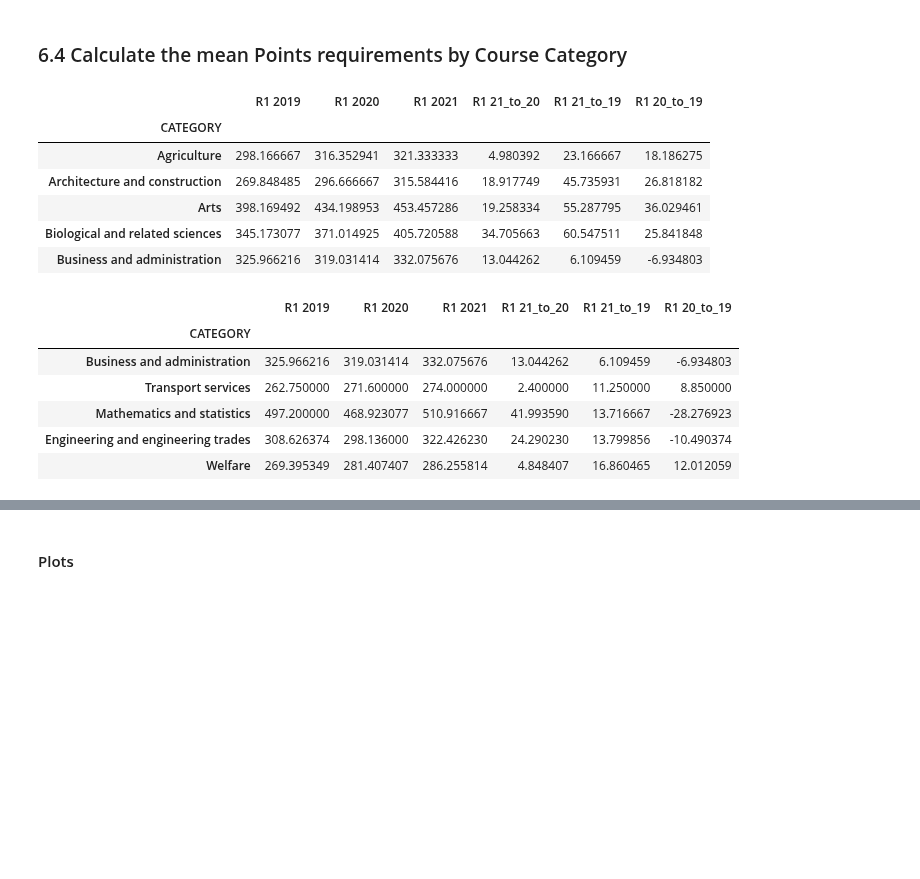
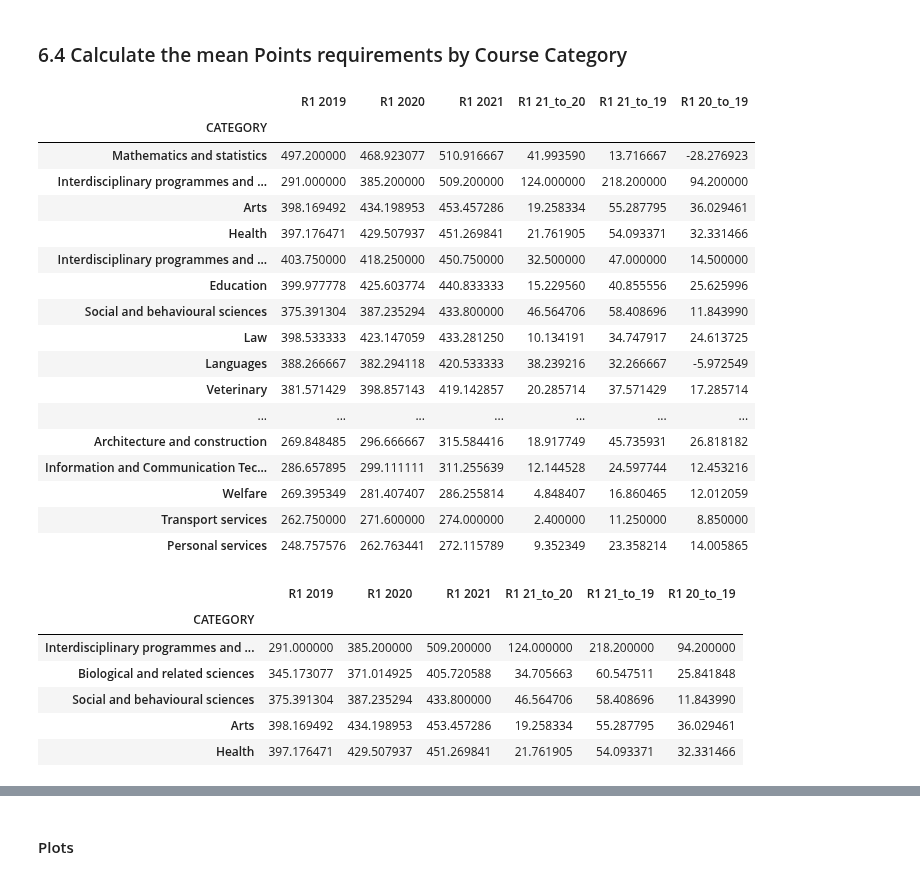
Before and after one commit to przemekbil/FoDA_2021, a Jupyter notebook: cao.ipynb, the cells around one changed output, grey strips where cells are left out. Drawn from its saved outputs; the diff is of its cells as text; code cells hidden in the pictures; blank space fills up the shorter version.

```diff
--- a/cao.ipynb
+++ b/cao.ipynb
@@ -1411,30 +1435,41 @@ fig.figure.savefig('out/hei_year_by_year.png')
 # %%
 # Cerate a categories DataFrame: Courses categories with mean points requirements
 
 categories = allcourses[['CATEGORY','R1 2019', 'R1 2020', 'R1 2021']].groupby('CATEGORY').mean()
 categories['R1 21_to_20'] = categories['R1 2021'] - categories['R1 2020']
 categories['R1 21_to_19'] = categories['R1 2021'] - categories['R1 2019']
 categories['R1 20_to_19'] = categories['R1 2020'] - categories['R1 2019']
-categories.head()
+categories.sort_values(by='R1 2021', ascending=False)
 # %% [output]
 |  | R1 2019 | R1 2020 | R1 2021 | R1 21_to_20 | R1 21_to_19 | R1 20_to_19 |
 | CATEGORY |  |  |  |  |  |  |
-| Agriculture | 298.166667 | 316.352941 | 321.333333 | 4.980392 | 23.166667 | 18.186275 |
+| Mathematics and statistics | 497.200000 | 468.923077 | 510.916667 | 41.993590 | 13.716667 | -28.276923 |
+| Interdisciplinary programmes and ... | 291.000000 | 385.200000 | 509.200000 | 124.000000 | 218.200000 | 94.200000 |
+| Arts | 398.169492 | 434.198953 | 453.457286 | 19.258334 | 55.287795 | 36.029461 |
+| Health | 397.176471 | 429.507937 | 451.269841 | 21.761905 | 54.093371 | 32.331466 |
+| Interdisciplinary programmes and ... | 403.750000 | 418.250000 | 450.750000 | 32.500000 | 47.000000 | 14.500000 |
+| Education | 399.977778 | 425.603774 | 440.833333 | 15.229560 | 40.855556 | 25.625996 |
+| Social and behavioural sciences | 375.391304 | 387.235294 | 433.800000 | 46.564706 | 58.408696 | 11.843990 |
+| Law | 398.533333 | 423.147059 | 433.281250 | 10.134191 | 34.747917 | 24.613725 |
+| Languages | 388.266667 | 382.294118 | 420.533333 | 38.239216 | 32.266667 | -5.972549 |
+| Veterinary | 381.571429 | 398.857143 | 419.142857 | 20.285714 | 37.571429 | 17.285714 |
+| ... | ... | ... | ... | ... | ... | ... |
 | Architecture and construction | 269.848485 | 296.666667 | 315.584416 | 18.917749 | 45.735931 | 26.818182 |
-| Arts | 398.169492 | 434.198953 | 453.457286 | 19.258334 | 55.287795 | 36.029461 |
-| Biological and related sciences | 345.173077 | 371.014925 | 405.720588 | 34.705663 | 60.547511 | 25.841848 |
-| Business and administration | 325.966216 | 319.031414 | 332.075676 | 13.044262 | 6.109459 | -6.934803 |
+| Information and Communication Tec... | 286.657895 | 299.111111 | 311.255639 | 12.144528 | 24.597744 | 12.453216 |
+| Welfare | 269.395349 | 281.407407 | 286.255814 | 4.848407 | 16.860465 | 12.012059 |
+| Transport services | 262.750000 | 271.600000 | 274.000000 | 2.400000 | 11.250000 | 8.850000 |
+| Personal services | 248.757576 | 262.763441 | 272.115789 | 9.352349 | 23.358214 | 14.005865 |
 # %%
 # Sort categories df by the total change in points requirements from 2019 to 2021
-categories.sort_values(by='R1 21_to_19', ascending=True, inplace=True)
+categories.sort_values(by='R1 21_to_19', ascending=False, inplace=True)
 categories.head()
 # %% [output]
 |  | R1 2019 | R1 2020 | R1 2021 | R1 21_to_20 | R1 21_to_19 | R1 20_to_19 |
 | CATEGORY |  |  |  |  |  |  |
-| Business and administration | 325.966216 | 319.031414 | 332.075676 | 13.044262 | 6.109459 | -6.934803 |
-| Transport services | 262.750000 | 271.600000 | 274.000000 | 2.400000 | 11.250000 | 8.850000 |
-| Mathematics and statistics | 497.200000 | 468.923077 | 510.916667 | 41.993590 | 13.716667 | -28.276923 |
-| Engineering and engineering trades | 308.626374 | 298.136000 | 322.426230 | 24.290230 | 13.799856 | -10.490374 |
-| Welfare | 269.395349 | 281.407407 | 286.255814 | 4.848407 | 16.860465 | 12.012059 |
+| Interdisciplinary programmes and ... | 291.000000 | 385.200000 | 509.200000 | 124.000000 | 218.200000 | 94.200000 |
+| Biological and related sciences | 345.173077 | 371.014925 | 405.720588 | 34.705663 | 60.547511 | 25.841848 |
+| Social and behavioural sciences | 375.391304 | 387.235294 | 433.800000 | 46.564706 | 58.408696 | 11.843990 |
+| Arts | 398.169492 | 434.198953 | 453.457286 | 19.258334 | 55.287795 | 36.029461 |
+| Health | 397.176471 | 429.507937 | 451.269841 | 21.761905 | 54.093371 | 32.331466 |
 # %%
 # Plot mean points requirements Year by Year for all HEI
```
Also changed, not shown: parts of 16 cells of this notebook, 9 other files.
